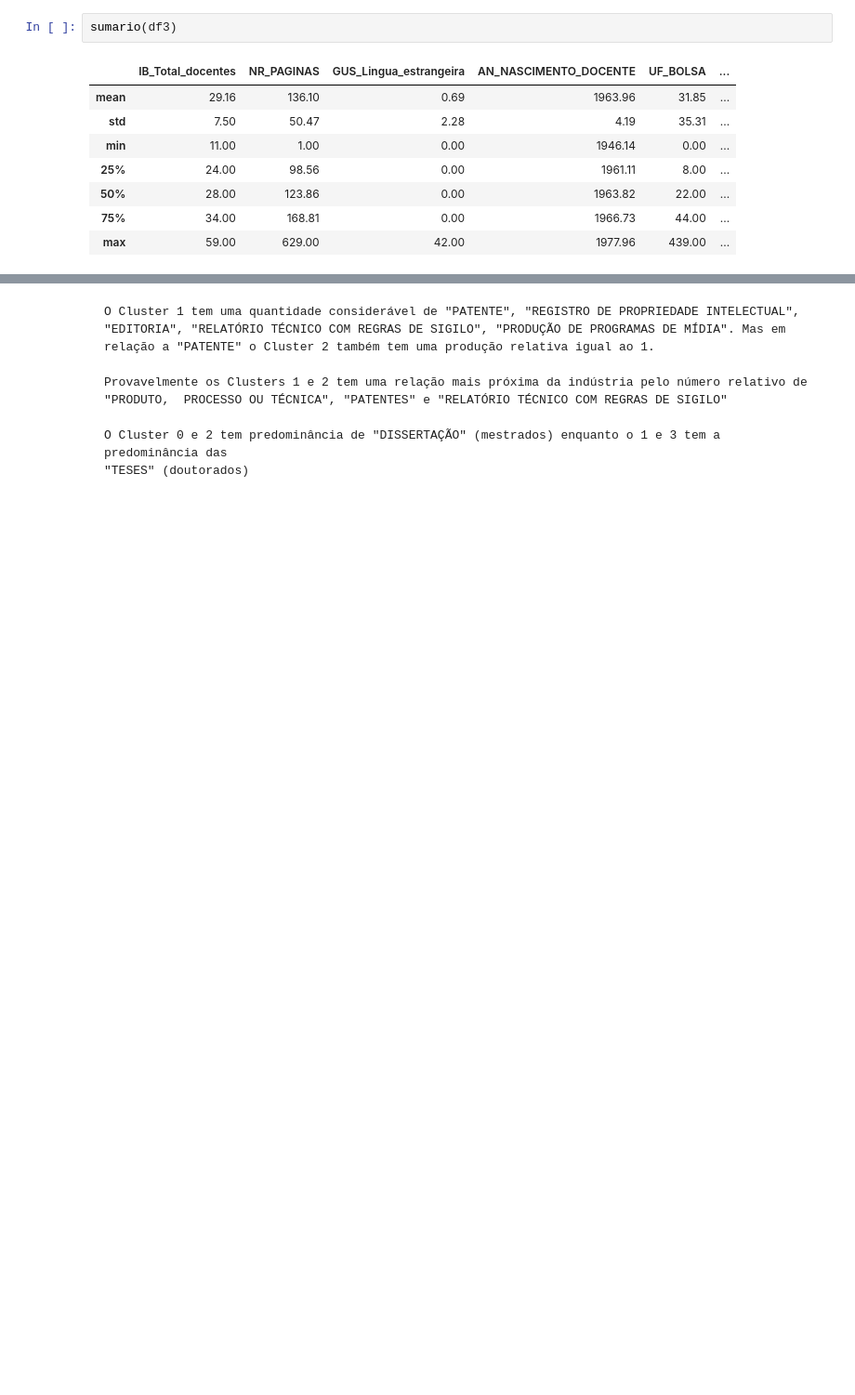
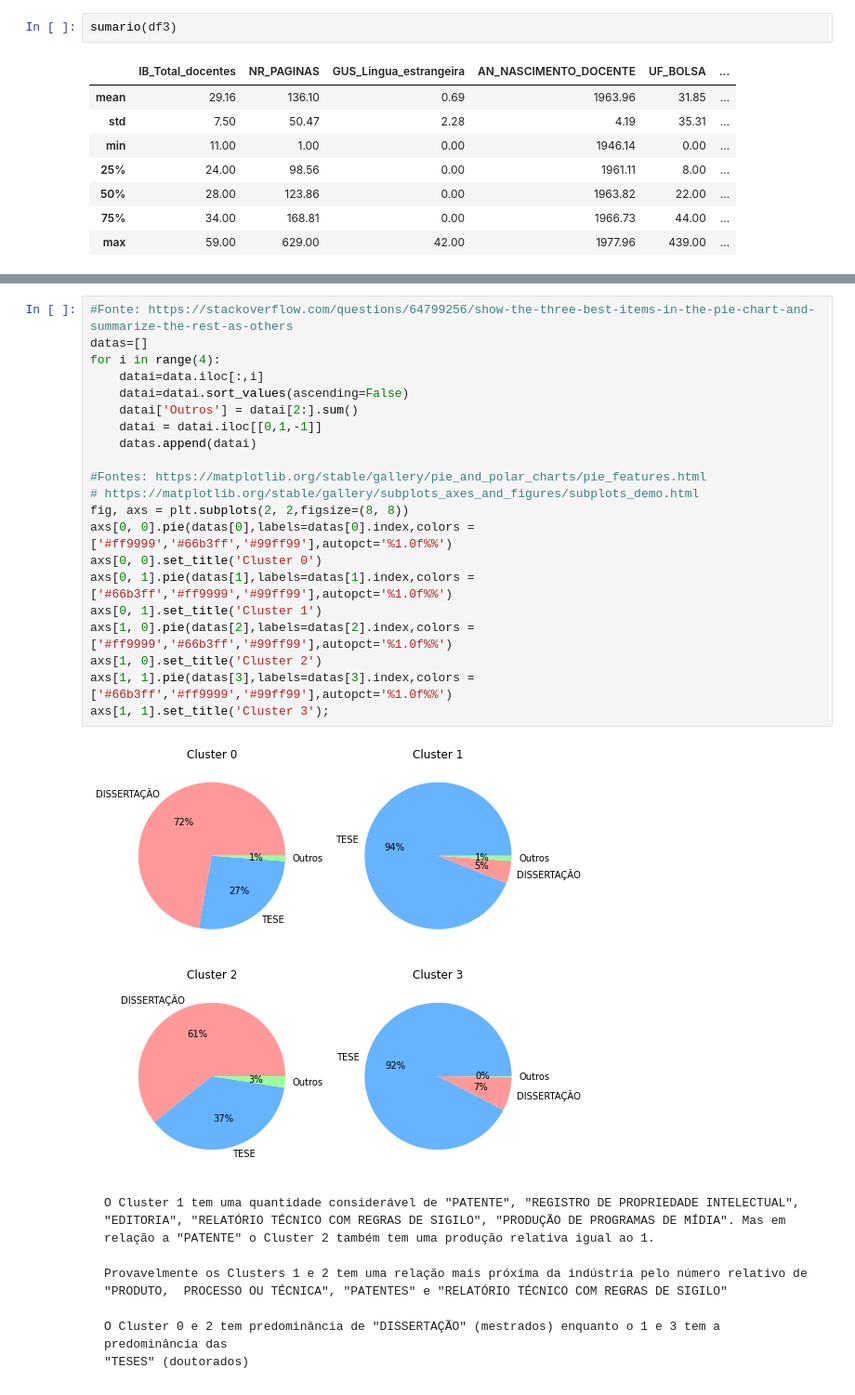
Before and after one commit to ieee-uerj/capes-data-analysis, a Jupyter notebook: Gustavo/Clusterização da Grande Base.ipynb, the cells around one changed output, grey strips where cells are left out. Shown at 93% size. Cells and saved outputs as stored; diff of their text form; blank space fills up the shorter version.

```diff
--- a/Gustavo/Clusterização da Grande Base.ipynb
+++ b/Gustavo/Clusterização da Grande Base.ipynb
@@ -286,5 +324,28 @@ compcategorica('NM_SUBTIPO_PRODUCAO')
 | RELATÓRIO TÉCNICO COM REGRAS DE S... | 0.00 | 0.14 | 0.09 | 0.02 |
 | PRODUÇÃO DE PROGRAMAS DE MÍDIA | 0.00 | 0.14 | 0.00 | 0.00 |
+# %%
+#Fonte: https://stackoverflow.com/questions/64799256/show-the-three-best-items-in-the-pie-chart-and-summarize-the-rest-as-others
+datas=[]
+for i in range(4):
+    datai=data.iloc[:,i]
+    datai=datai.sort_values(ascending=False)
+    datai['Outros'] = datai[2:].sum()
+    datai = datai.iloc[[0,1,-1]]
+    datas.append(datai)
+
+#Fontes: https://matplotlib.org/stable/gallery/pie_and_polar_charts/pie_features.html
+# https://matplotlib.org/stable/gallery/subplots_axes_and_figures/subplots_demo.html
+fig, axs = plt.subplots(2, 2,figsize=(8, 8))
+axs[0, 0].pie(datas[0],labels=datas[0].index,colors = ['#ff9999','#66b3ff','#99ff99'],autopct='%1.0f%%')
+axs[0, 0].set_title('Cluster 0')
+axs[0, 1].pie(datas[1],labels=datas[1].index,colors = ['#66b3ff','#ff9999','#99ff99'],autopct='%1.0f%%')
+axs[0, 1].set_title('Cluster 1')
+axs[1, 0].pie(datas[2],labels=datas[2].index,colors = ['#ff9999','#66b3ff','#99ff99'],autopct='%1.0f%%')
+axs[1, 0].set_title('Cluster 2')
+axs[1, 1].pie(datas[3],labels=datas[3].index,colors = ['#66b3ff','#ff9999','#99ff99'],autopct='%1.0f%%')
+axs[1, 1].set_title('Cluster 3');
+# %% [output]
+[figure, added]
 # %% [markdown]
     O Cluster 1 tem uma quantidade considerável de "PATENTE", "REGISTRO DE PROPRIEDADE INTELECTUAL", "EDITORIA", "RELATÓRIO TÉCNICO COM REGRAS DE SIGILO", "PRODUÇÃO DE PROGRAMAS DE MÍDIA". Mas em relação a "PATENTE" o Cluster 2 também tem uma produção relativa igual ao 1.
 
```
Also changed, not shown: parts of 23 cells of this notebook.
